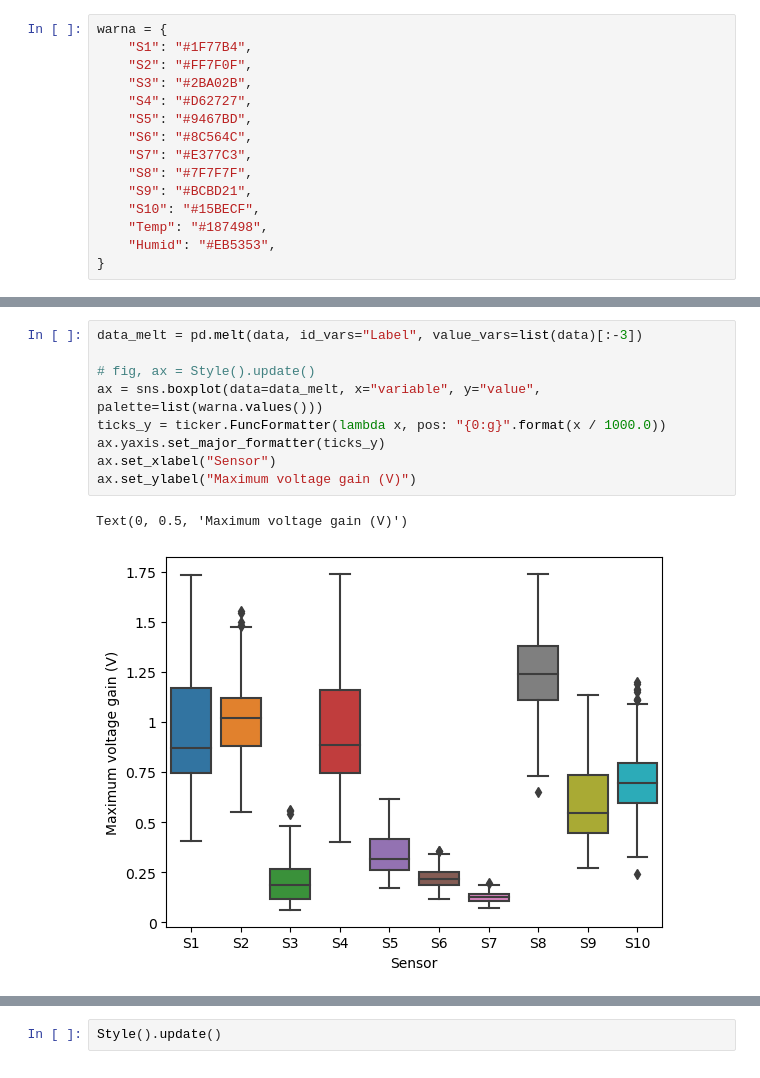
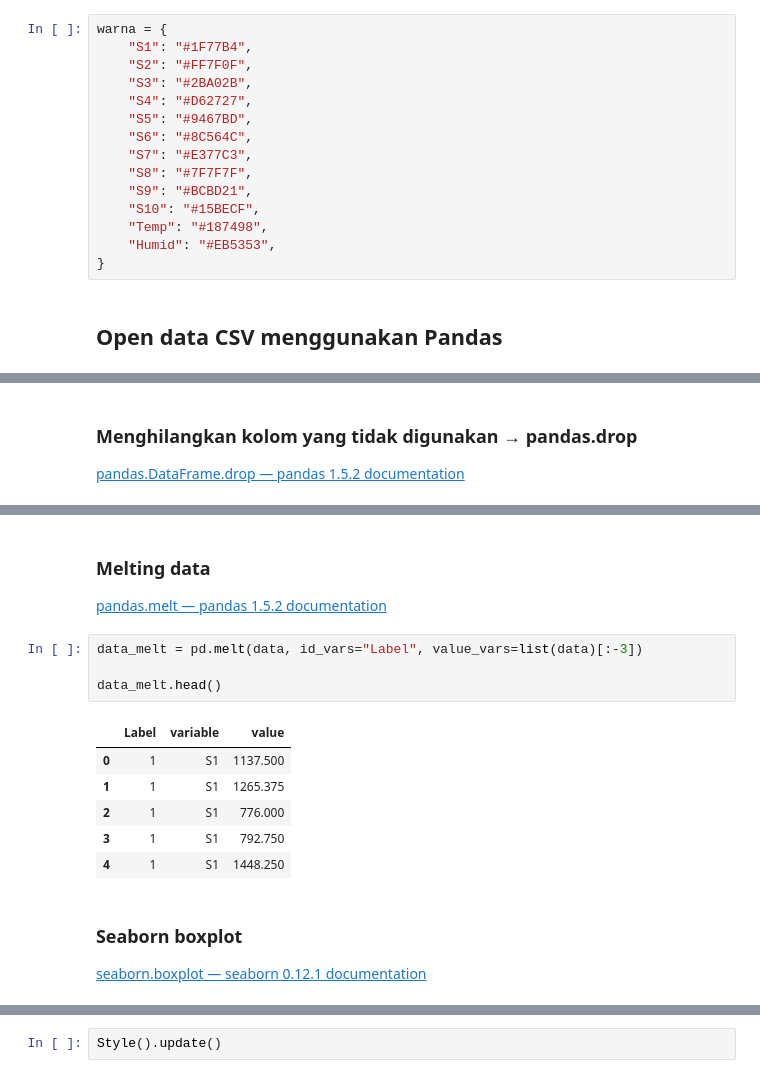
Before and after one commit to Shidiq/intro-python-ds, a Jupyter notebook: notebooks/02_plot-data.ipynb, the cells around one changed output, grey strips where cells are left out. Drawn from its saved outputs; the diff is of its cells as text.

```diff
--- a/notebooks/02_plot-data.ipynb
+++ b/notebooks/02_plot-data.ipynb
@@ -21,6 +21,8 @@ warna = {
     "Temp": "#187498",
     "Humid": "#EB5353",
 }
+# %% [markdown]
+## Open data CSV menggunakan Pandas
 # %%
 data = pd.read_csv("../data/data-gain.csv")
 data.head()
@@ -31,6 +33,10 @@ data.head()
 | 2 | 2 | 776.000 | 800.000 | 562.750 | 727.500 | 445.375 | 267.375 | 168.875 | 729.750 | 339.375 | 349.500 | ... |
 | 3 | 3 | 792.750 | 1150.625 | 133.500 | 811.875 | 288.250 | 205.125 | 125.250 | 1181.250 | 470.375 | 658.250 | ... |
 | 4 | 4 | 1448.250 | 1244.250 | 553.875 | 1426.500 | 586.500 | 334.750 | 172.500 | 1552.250 | 883.375 | 823.375 | ... |
+# %% [markdown]
+### Menghilangkan kolom yang tidak digunakan → pandas.drop
+
+[pandas.DataFrame.drop — pandas 1.5.2 documentation](https://pandas.pydata.org/pandas-docs/stable/reference/api/pandas.DataFrame.drop.html)
 # %%
 data.drop(columns=list(data)[0], inplace=True)
 data.head()
@@ -41,15 +47,22 @@ data.head()
 | 2 | 776.000 | 800.000 | 562.750 | 727.500 | 445.375 | 267.375 | 168.875 | 729.750 | 339.375 | 349.500 | 41.72 | ... |
 | 3 | 792.750 | 1150.625 | 133.500 | 811.875 | 288.250 | 205.125 | 125.250 | 1181.250 | 470.375 | 658.250 | 40.63 | ... |
 | 4 | 1448.250 | 1244.250 | 553.875 | 1426.500 | 586.500 | 334.750 | 172.500 | 1552.250 | 883.375 | 823.375 | 41.58 | ... |
+# %% [markdown]
+### Melting data
+
+[pandas.melt — pandas 1.5.2 documentation](https://pandas.pydata.org/docs/reference/api/pandas.melt.html)
 # %%
 data_melt = pd.melt(data, id_vars="Label", value_vars=list(data)[:-3])
 
-# fig, ax = Style().update()
-ax = sns.boxplot(data=data_melt, x="variable", y="value", palette=list(warna.values()))
-ticks_y = ticker.FuncFormatter(lambda x, pos: "{0:g}".format(x / 1000.0))
-ax.yaxis.set_major_formatter(ticks_y)
-ax.set_xlabel("Sensor")
-ax.set_ylabel("Maximum voltage gain (V)")
+data_melt.head()
 # %% [output]
-Text(0, 0.5, 'Maximum voltage gain (V)')
-[figure, removed]
+|  | Label | variable | value |
+| 0 | 1 | S1 | 1137.500 |
+| 1 | 1 | S1 | 1265.375 |
+| 2 | 1 | S1 | 776.000 |
+| 3 | 1 | S1 | 792.750 |
+| 4 | 1 | S1 | 1448.250 |
+# %% [markdown]
+### Seaborn boxplot
+
+[seaborn.boxplot — seaborn 0.12.1 documentation](https://seaborn.pydata.org/generated/seaborn.boxplot.html)
```
Also changed, not shown: parts of 2 cells of this notebook, 4 other files.
